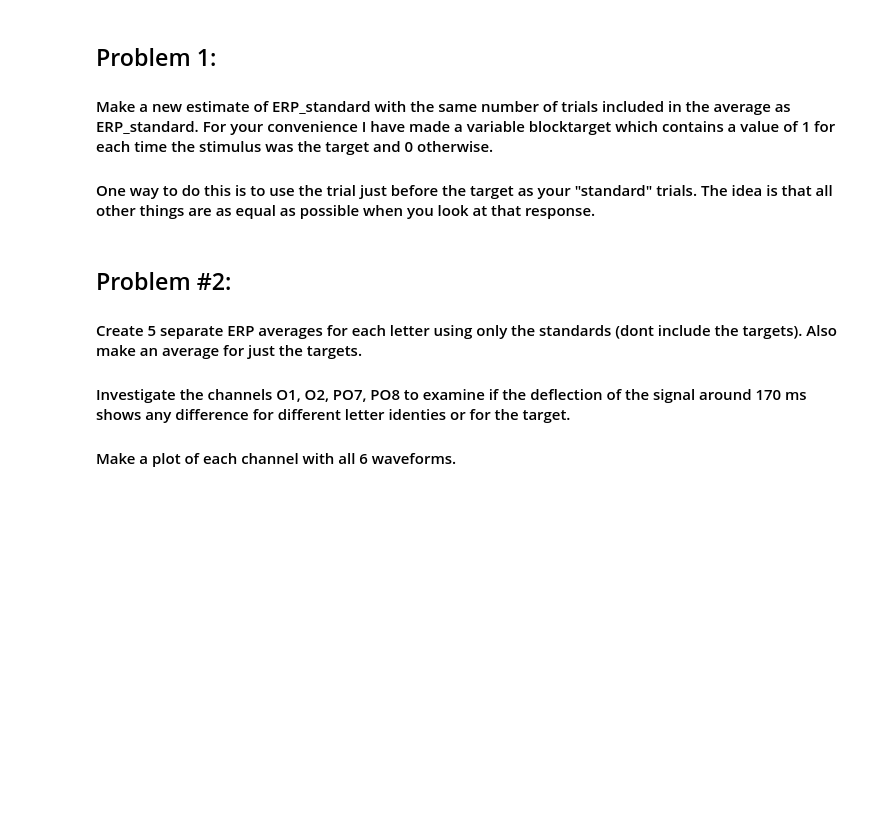
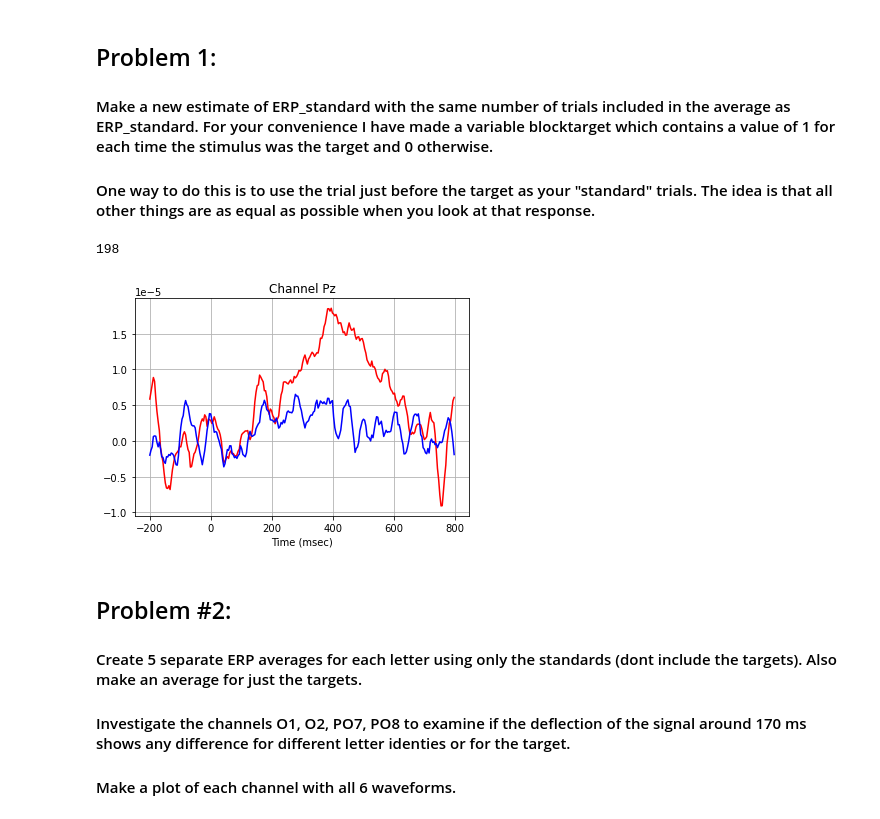
Before and after one commit to zsawdai/COGS108, a Jupyter notebook: Exercises/Exercise1.ipynb, the cells around one changed output. Cells and saved outputs as stored; diff of their text form; code cells hidden in the pictures; blank space fills up the shorter version.

```diff
--- a/Exercises/Exercise1.ipynb
+++ b/Exercises/Exercise1.ipynb
@@ -180,6 +205,21 @@ plt.show()
 #### Make a new estimate of ERP_standard with the same number of trials included in the average as ERP_standard. For your convenience I have made a variable blocktarget which contains a value of 1 for each time the stimulus was the target and 0 otherwise.
 
 #### One way to do this is to use the trial just before the target as your "standard" trials.  The idea is that all other things are as equal as possible when you look at that response.
+# %%
+blocktarget2 = np.roll(blocktarget,-1)
+
+erp_target = np.mean(eeg[(goodtrials == 1)&(blocktarget == 1),:,:],axis =0)
+erp_standard2 = np.mean(eeg[((goodtrials == 1)&((blocktarget2 == 1))),:,:],axis =0)
+
+plt.plot(eeg_time,erp_target[12,:],'r')
+plt.plot(eeg_time,erp_standard2[12,:],'b')
+plt.title('Channel '+channelnames[12])
+plt.xlabel('Time (msec)')
+plt.grid()
+plt.show()
+# %% [output]
+198
+[figure, added]
 # %% [markdown]
 ## Problem #2:
 
```
Also changed, not shown: parts of 13 cells of this notebook.
